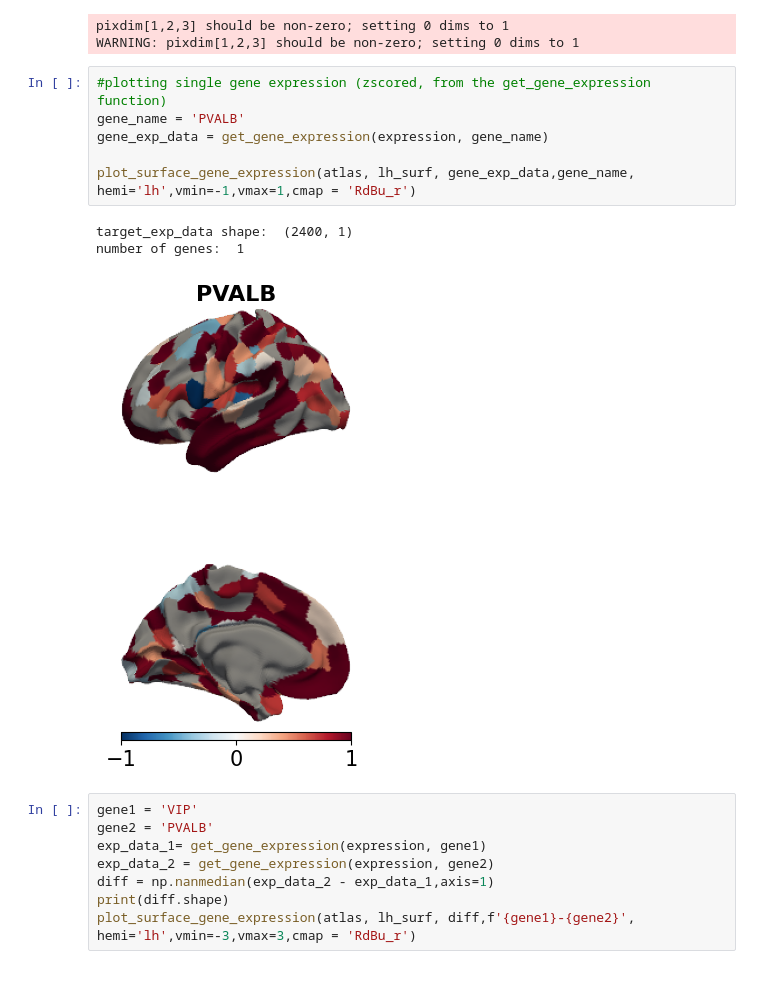
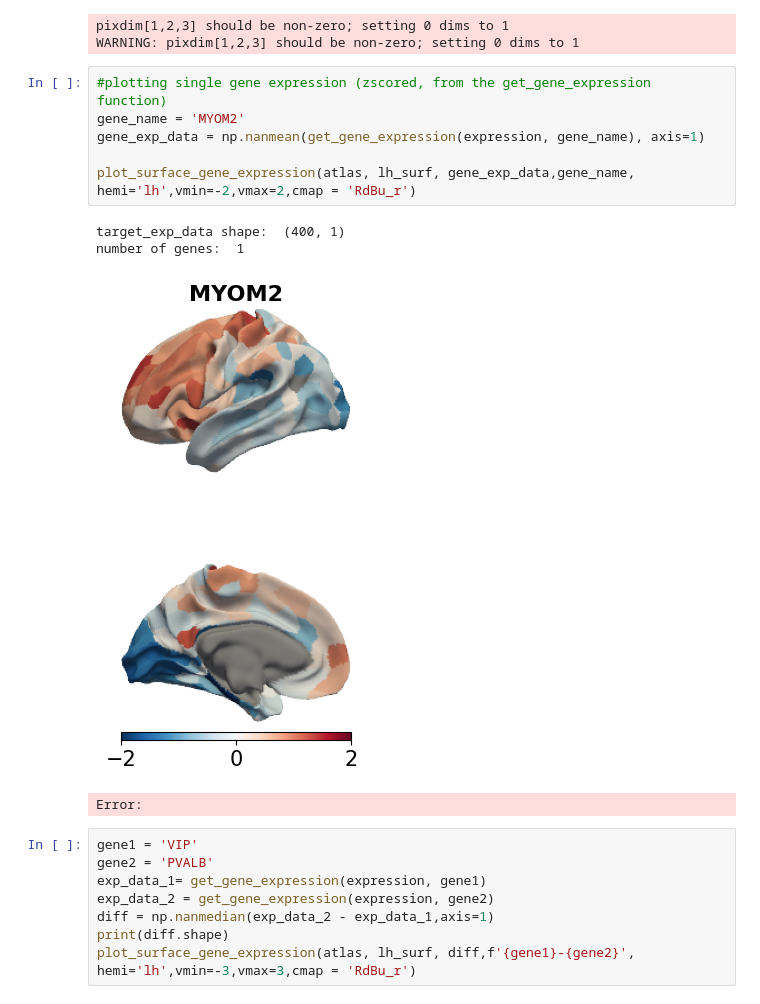
Before and after one commit to dyjung130/cortical_layer, a Jupyter notebook: jupyter-notebook/073125_gene_expression/analysis_ahba_gene.ipynb, the cells around one changed output. Cells and saved outputs as stored; diff of their text form.

```diff
--- a/jupyter-notebook/073125_gene_expression/analysis_ahba_gene.ipynb
+++ b/jupyter-notebook/073125_gene_expression/analysis_ahba_gene.ipynb
@@ -483,14 +485,15 @@ pixdim[1,2,3] should be non-zero; setting 0 dims to 1
 WARNING: pixdim[1,2,3] should be non-zero; setting 0 dims to 1
 # %%
 #plotting single gene expression (zscored, from the get_gene_expression function)
-gene_name = 'PVALB'
-gene_exp_data = get_gene_expression(expression, gene_name)
+gene_name = 'MYOM2'
+gene_exp_data = np.nanmean(get_gene_expression(expression, gene_name), axis=1)
 
-plot_surface_gene_expression(atlas, lh_surf, gene_exp_data,gene_name, hemi='lh',vmin=-1,vmax=1,cmap = 'RdBu_r')
+plot_surface_gene_expression(atlas, lh_surf, gene_exp_data,gene_name, hemi='lh',vmin=-2,vmax=2,cmap = 'RdBu_r')
 # %% [output]
-target_exp_data shape:  (2400, 1)
+target_exp_data shape:  (400, 1)
 number of genes:  1
-[figure, old version]
+[figure, new version]
+Error:
 # %%
 gene1 = 'VIP'
 gene2 = 'PVALB'
```
Also changed, not shown: parts of 1 cell of this notebook, 35 other files.
